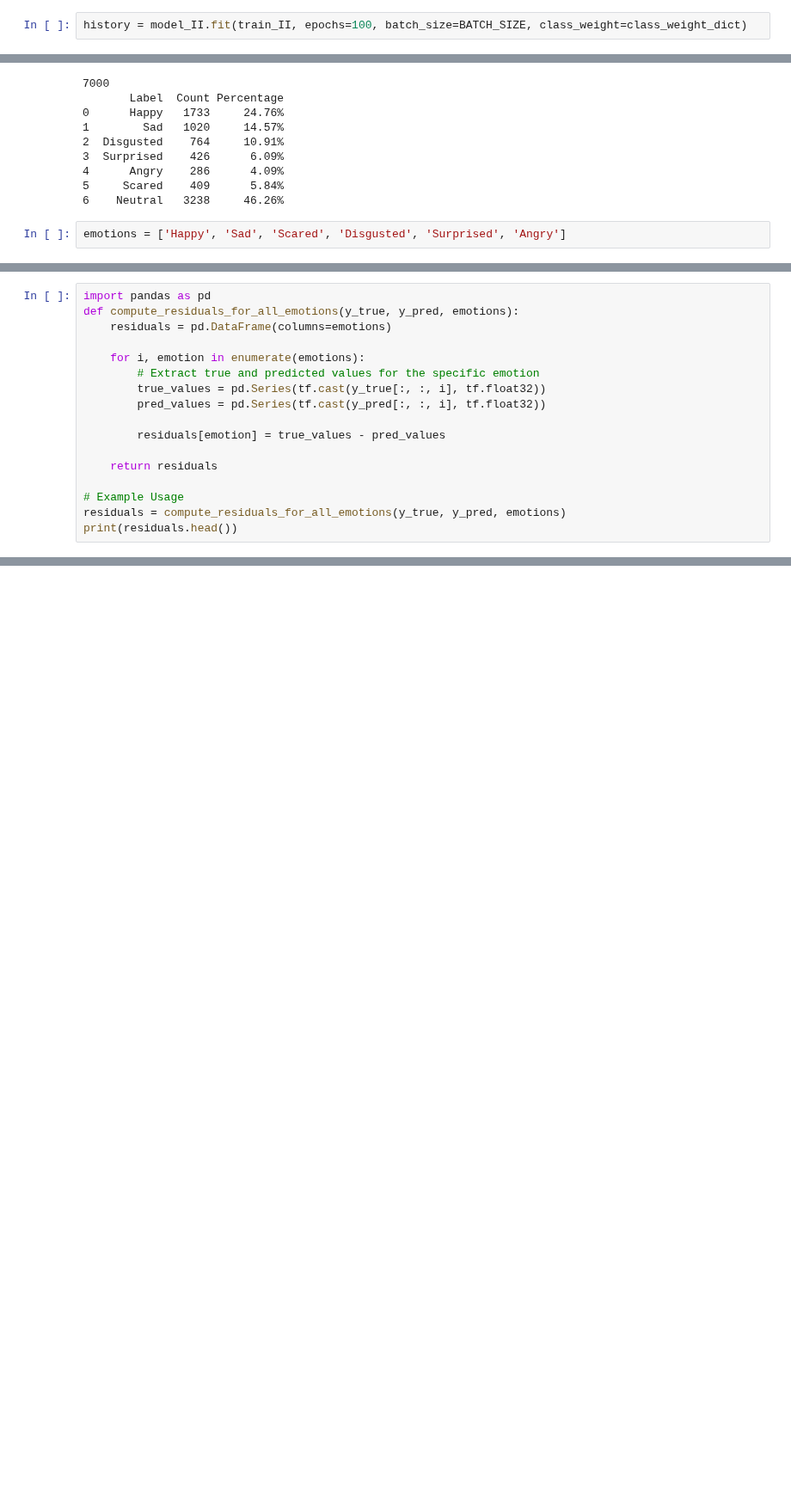
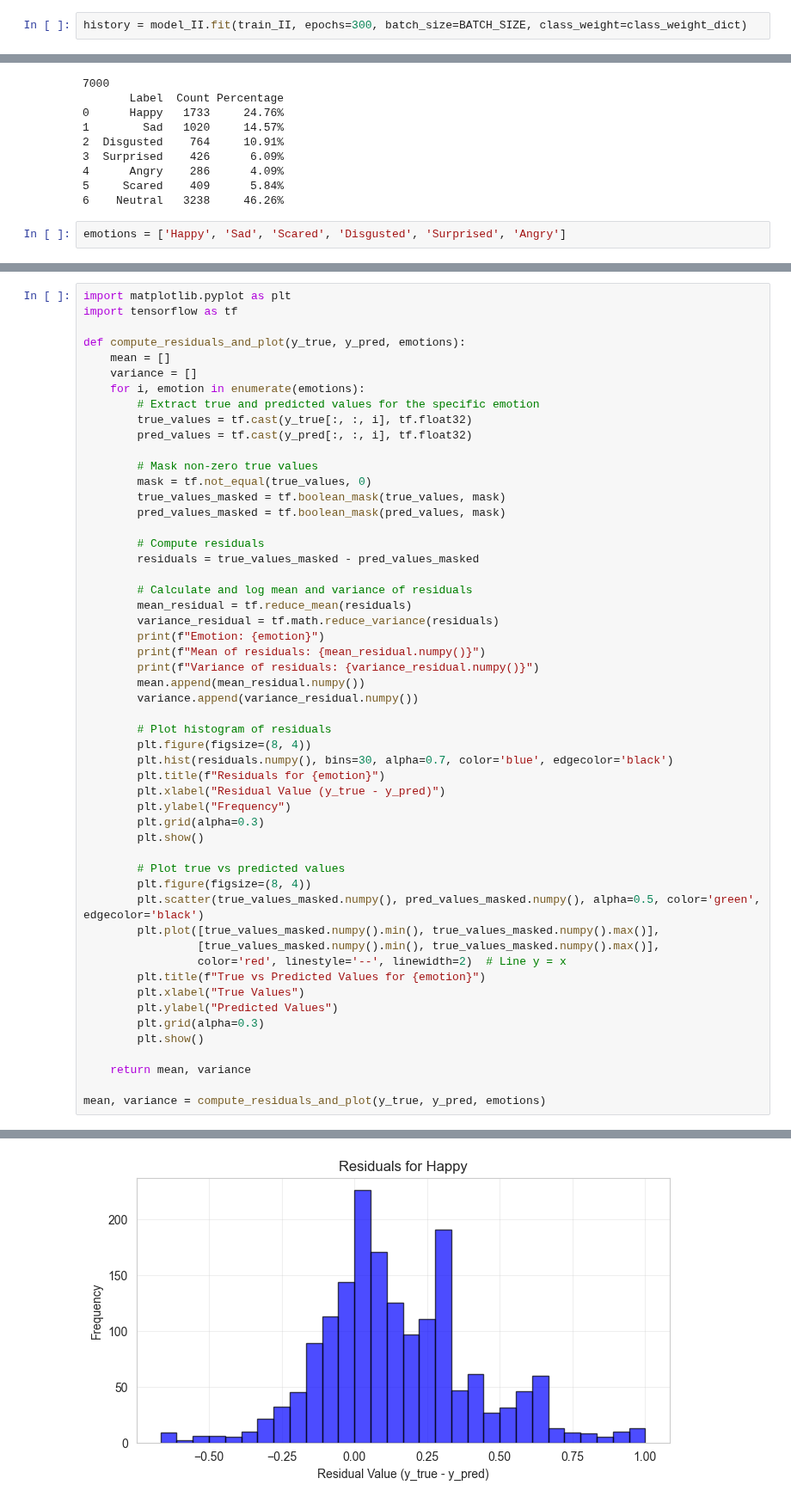
Before and after one commit to Azirral/de-face-recognition, a Jupyter notebook: Models.ipynb, the cells around one changed output, grey strips where cells are left out. Shown at 86% size. Saved outputs shown, nothing was run; the diff lists cells and outputs as text; blank space fills up the shorter version.

Commit message:
Model 2 working

```diff
--- a/Models.ipynb
+++ b/Models.ipynb
@@ -444,5 +439,5 @@ class_weights = compute_class_weight('balanced', classes=np.unique(y_train_class
 # Convert class_weights into a dictionary format for fit() function
 class_weight_dict = {i: class_weights[i] for i in range(len(class_weights))}
 # %%
-history = model_II.fit(train_II, epochs=100, batch_size=BATCH_SIZE, class_weight=class_weight_dict)
+history = model_II.fit(train_II, epochs=300, batch_size=BATCH_SIZE, class_weight=class_weight_dict)
 # %% [output]
@@ -659,17 +623,0 @@ Emotion: Angry, Metrics: {'Labels Used': 409, 'MAS': 0.7948996, 'MSE': 0.0570809
-# %%
-import pandas as pd
-def compute_residuals_for_all_emotions(y_true, y_pred, emotions):
-    residuals = pd.DataFrame(columns=emotions)
-
-    for i, emotion in enumerate(emotions):
-        # Extract true and predicted values for the specific emotion
-        true_values = pd.Series(tf.cast(y_true[:, :, i], tf.float32))
-        pred_values = pd.Series(tf.cast(y_pred[:, :, i], tf.float32))
-
-        residuals[emotion] = true_values - pred_values
-
-    return residuals
-
-# Example Usage
-residuals = compute_residuals_for_all_emotions(y_true, y_pred, emotions)
-print(residuals.head())
@@ -677,0 +624,54 @@ ValueError: Data must be 1-dimensional, got ndarray of shape (350, 20) instead
+# %%
+import matplotlib.pyplot as plt
+import tensorflow as tf
+
+def compute_residuals_and_plot(y_true, y_pred, emotions):
+    mean = []
+    variance = []
+    for i, emotion in enumerate(emotions):
+        # Extract true and predicted values for the specific emotion
+        true_values = tf.cast(y_true[:, :, i], tf.float32)
+        pred_values = tf.cast(y_pred[:, :, i], tf.float32)
+
+        # Mask non-zero true values
+        mask = tf.not_equal(true_values, 0)
+        true_values_masked = tf.boolean_mask(true_values, mask)
+        pred_values_masked = tf.boolean_mask(pred_values, mask)
+
+        # Compute residuals
+        residuals = true_values_masked - pred_values_masked
+
+        # Calculate and log mean and variance of residuals
+        mean_residual = tf.reduce_mean(residuals)
+        variance_residual = tf.math.reduce_variance(residuals)
+        print(f"Emotion: {emotion}")
+        print(f"Mean of residuals: {mean_residual.numpy()}")
+        print(f"Variance of residuals: {variance_residual.numpy()}")
+        mean.append(mean_residual.numpy())
+        variance.append(variance_residual.numpy())
+
+        # Plot histogram of residuals
+        plt.figure(figsize=(8, 4))
+        plt.hist(residuals.numpy(), bins=30, alpha=0.7, color='blue', edgecolor='black')
+        plt.title(f"Residuals for {emotion}")
+        plt.xlabel("Residual Value (y_true - y_pred)")
+        plt.ylabel("Frequency")
+        plt.grid(alpha=0.3)
+        plt.show()
+
+        # Plot true vs predicted values
+        plt.figure(figsize=(8, 4))
+        plt.scatter(true_values_masked.numpy(), pred_values_masked.numpy(), alpha=0.5, color='green', edgecolor='black')
+        plt.plot([true_values_masked.numpy().min(), true_values_masked.numpy().max()],
+                 [true_values_masked.numpy().min(), true_values_masked.numpy().max()],
+                 color='red', linestyle='--', linewidth=2)  # Line y = x
+        plt.title(f"True vs Predicted Values for {emotion}")
+        plt.xlabel("True Values")
+        plt.ylabel("Predicted Values")
+        plt.grid(alpha=0.3)
+        plt.show()
+
+    return mean, variance
+
+mean, variance = compute_residuals_and_plot(y_true, y_pred, emotions)
+# %% [output]
@@ -677,0 +681 @@ ValueError: Data must be 1-dimensional, got ndarray of shape (350, 20) instead
+[figure, added]
```
Also changed, not shown: parts of 15 cells of this notebook, 1 other file.
